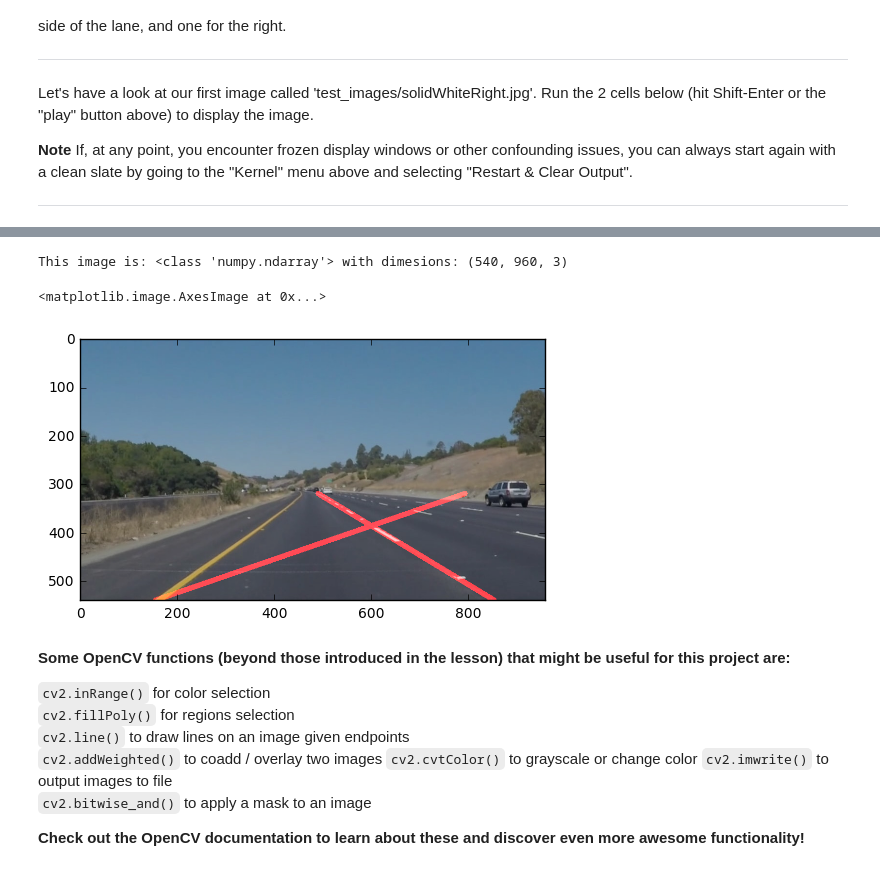
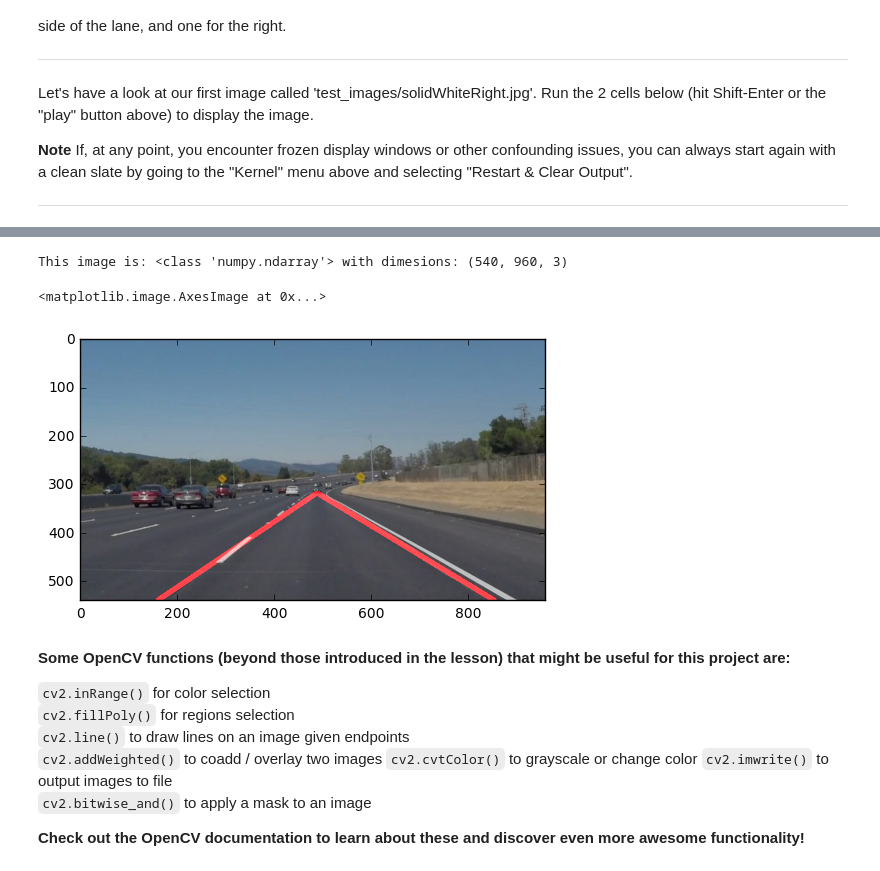
Before and after one commit to ranakhalil/CarND-LaneLines-P1, a Jupyter notebook: P1.ipynb, the cells around one changed output, grey strips where cells are left out. Drawn from its saved outputs; the diff is of its cells as text; code cells hidden in the pictures.

Commit message:
inconsistent results between images for extrapolation :(

```diff
--- a/P1.ipynb
+++ b/P1.ipynb
@@ -40,7 +40,7 @@ import cv2
 %matplotlib inline
 # %%
 #reading in an image
-image = mpimg.imread('test_images/solidYellowCurve.jpg')
+image = mpimg.imread('test_images/solidWhiteCurve.jpg')
 #printing out some stats and plotting
 print('This image is:', type(image), 'with dimesions:', image.shape)
 
@@ -101,34 +101,34 @@ for line in lines:
             if x1 < x_min_left:
                 x_min_left = x1
             if y1 > y_min_left:
                 y_min_left = y1
             if x2 > x_max_left:
                 x_max_left = x2
             if y2 < y_max_left:
                 y_max_left = y2
         #Right Lane
         elif slope > 0:
             #do something too
             if x1 > x_min_right:
                 x_min_right = x1
             if y1 > y_min_right:
                 y_min_right = y1
             if x2 < x_max_right:
                 x_max_right = x2
             if y2 < y_max_right:
                 y_max_right = y2
 
 cv2.line(line_image, (x_min_left, y_min_left), (x_max_left, y_max_left), (255, 0, 0), 10)
 cv2.line(line_image, (x_min_right, y_min_right), (x_mask_right_max, y_max_right), (255, 0, 0), 10)
 
 
 color_edges = np.dstack((edges, edges, edges))
 line_edges = cv2.addWeighted(image, 0.8, line_image, 1, 0)
 plt.imshow(line_edges)
 # %% [output]
 This image is: <class 'numpy.ndarray'> with dimesions: (540, 960, 3)
 <matplotlib.image.AxesImage at 0x...>
-[figure, old version]
+[figure, new version]
 # %% [markdown]
 **Some OpenCV functions (beyond those introduced in the lesson) that might be useful for this project are:**
 
```
